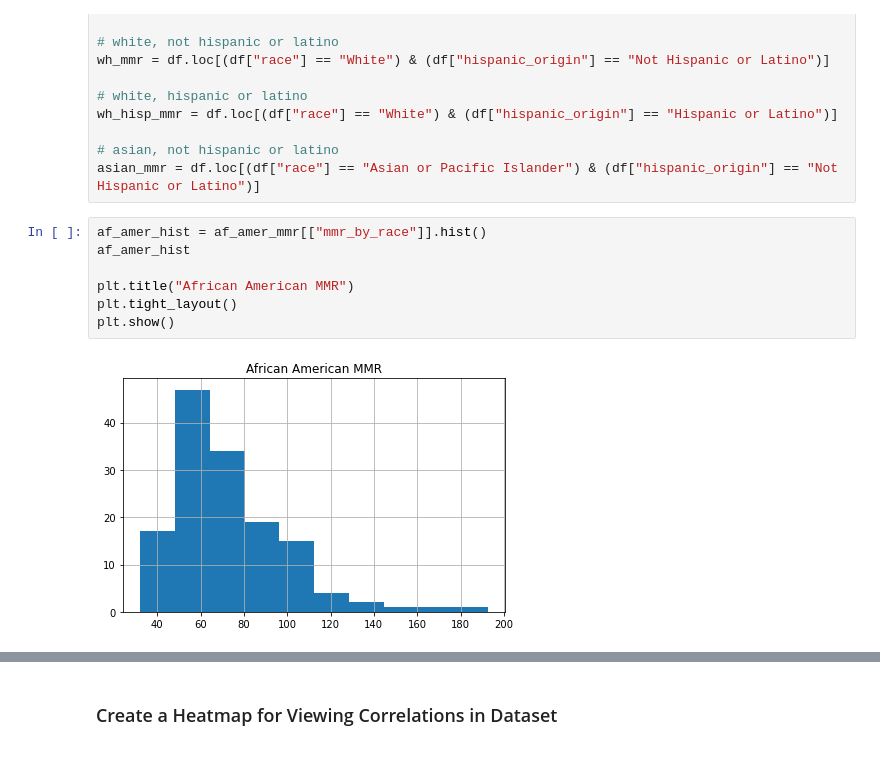
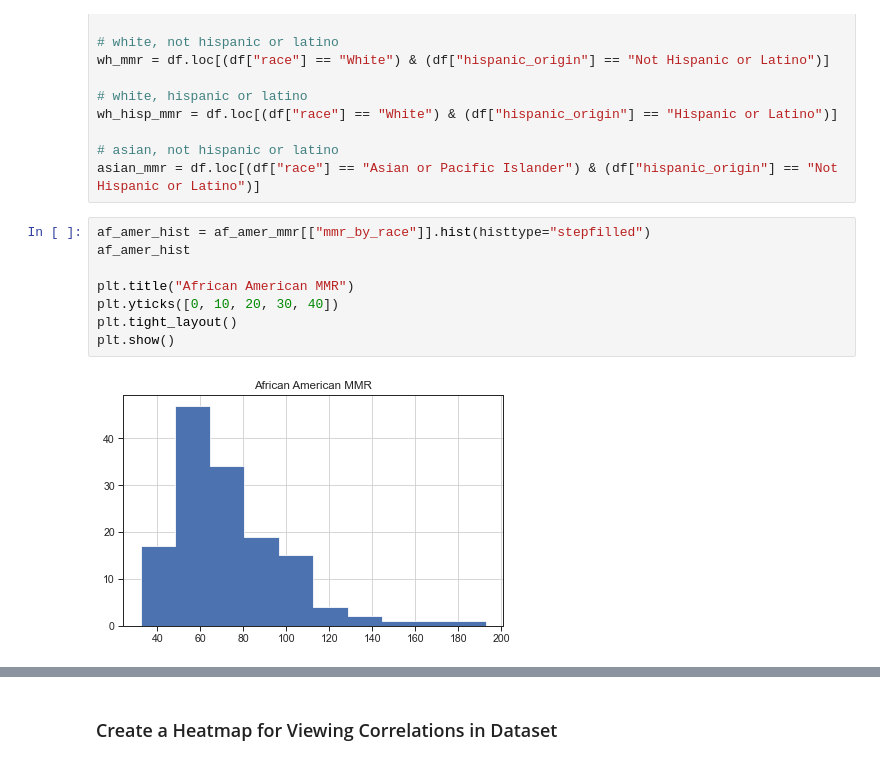
Before and after one commit to abpuccini/maternal-mortality-project, a Jupyter notebook: machine_learning/model_testing/LR_stratified_by_race_lee.ipynb, the cells around one changed output, grey strips where cells are left out. Drawn from its saved outputs; the diff is of its cells as text.

```diff
--- a/machine_learning/model_testing/LR_stratified_by_race_lee.ipynb
+++ b/machine_learning/model_testing/LR_stratified_by_race_lee.ipynb
@@ -34,12 +34,13 @@ wh_hisp_mmr = df.loc[(df["race"] == "White") & (df["hispanic_origin"] == "Hispan
 # asian, not hispanic or latino
 asian_mmr = df.loc[(df["race"] == "Asian or Pacific Islander") & (df["hispanic_origin"] == "Not Hispanic or Latino")]
 # %%
-af_amer_hist = af_amer_mmr[["mmr_by_race"]].hist()
+af_amer_hist = af_amer_mmr[["mmr_by_race"]].hist(histtype="stepfilled")
 af_amer_hist
 
 plt.title("African American MMR")
+plt.yticks([0, 10, 20, 30, 40])
 plt.tight_layout()
 plt.show()
 # %% [output]
-[figure, old version]
+[figure, new version]
 # %%
```
Also changed, not shown: parts of 8 cells of this notebook.
